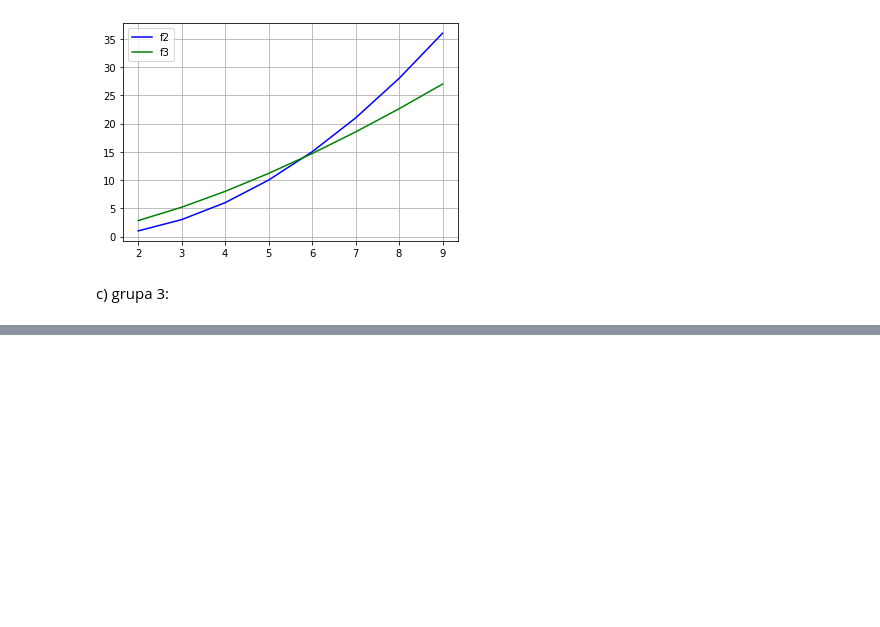
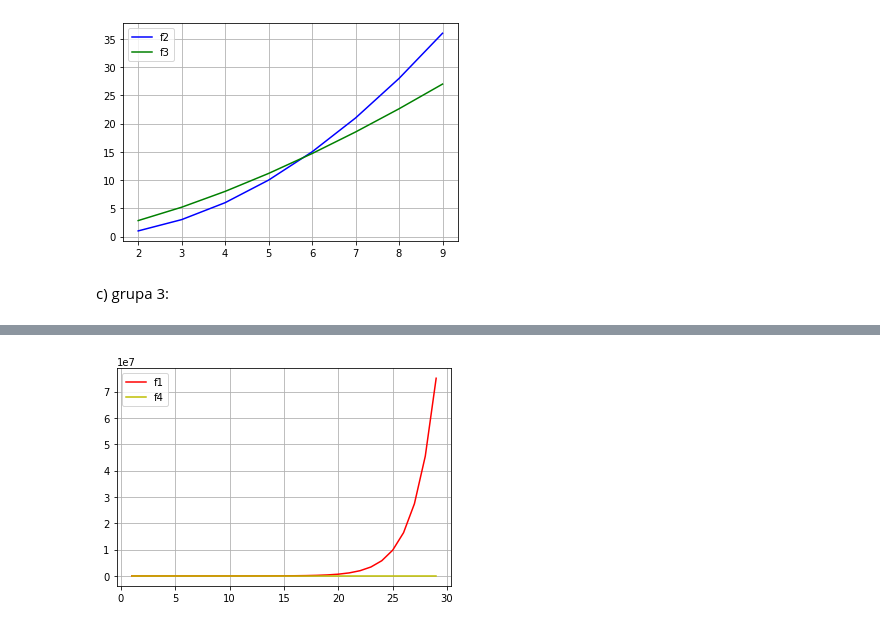
Before and after one commit to Swinkawkrawacie/algorytmy2021-22, a Jupyter notebook: lista2(dodatkowe).ipynb, the cells around one changed output, grey strips where cells are left out. Drawn from its saved outputs; the diff is of its cells as text; code cells hidden in the pictures; blank space fills up the shorter version.

```diff
--- a/lista2(dodatkowe).ipynb
+++ b/lista2(dodatkowe).ipynb
@@ -112,0 +113,10 @@ plt.show()
+# %%
+x = range(1,30)
+plt.plot(x, [f1(i) for i in x], "r", label="f1")
+plt.plot(x, [f4(i) for i in x], "y", label="f4")
+
+plt.legend()
+plt.grid()
+plt.show()
+# %% [output]
+[figure, added]
```
Also changed, not shown: parts of 2 cells of this notebook.
